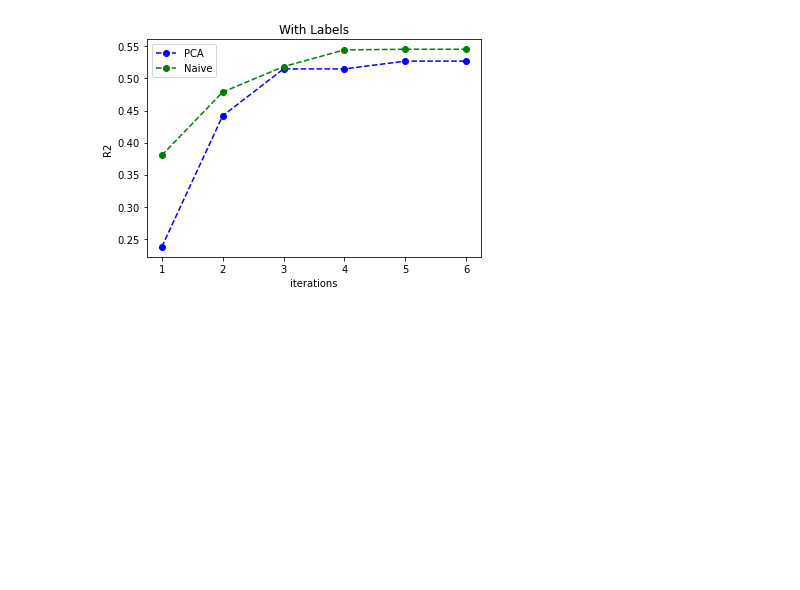
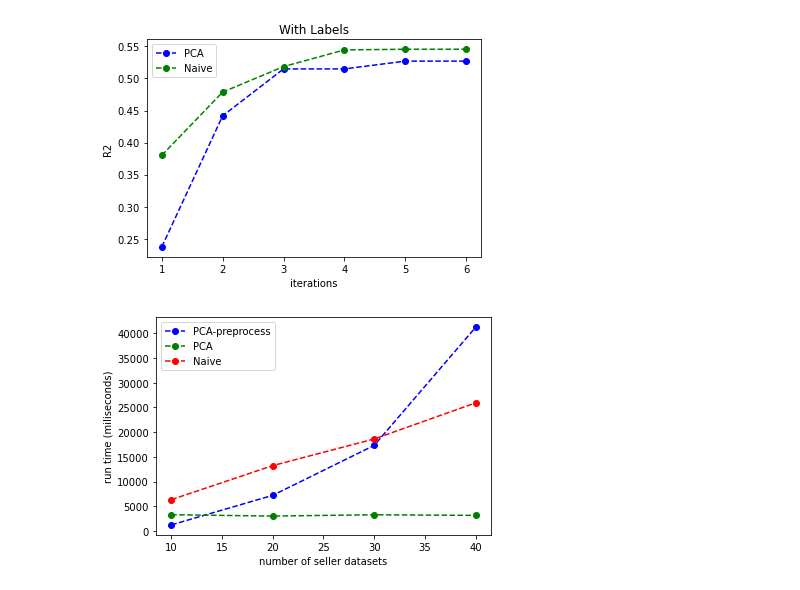
Before and after one commit to primkey7607/factorizedlearn, a Jupyter notebook: test.ipynb, the cells around one changed output. Saved outputs shown, nothing was run; the diff lists cells and outputs as text; code cells hidden in the pictures; blank space fills up the shorter version.

```diff
--- a/test.ipynb
+++ b/test.ipynb
@@ -280,3 +316,26 @@ plt.title("With Labels")
 plt.show()
 # %% [output]
 [figure]
+# %%
+import matplotlib.pyplot as plt
+import numpy as np
+
+# 5 iteration 10 best features
+# each with 5 features?
+# when 50 seller datasets, there are 200 features and we need to compute 200^2=40000 pairs
+x = [10, 20, 30, 40]
+y1 = [1231,7223,17323,41232]
+y2 = [3294,3021,3283,3160]
+y3 = [6343,13233,18623, 25931]
+plt.figure()
+plt.plot(x, y1,'--bo', label='PCA-preprocess')
+plt.plot(x, y2,'--go', label='PCA')
+plt.plot(x, y3,'--ro', label='Naive')
+plt.legend()
+# plt.xlabel("number of dimensions")
+plt.xlabel("number of seller datasets")
+plt.ylabel("run time (miliseconds)")
+
+plt.show()
+# %% [output]
+[figure, added]
```
Also changed, not shown: parts of 13 cells of this notebook, 11 other files.
